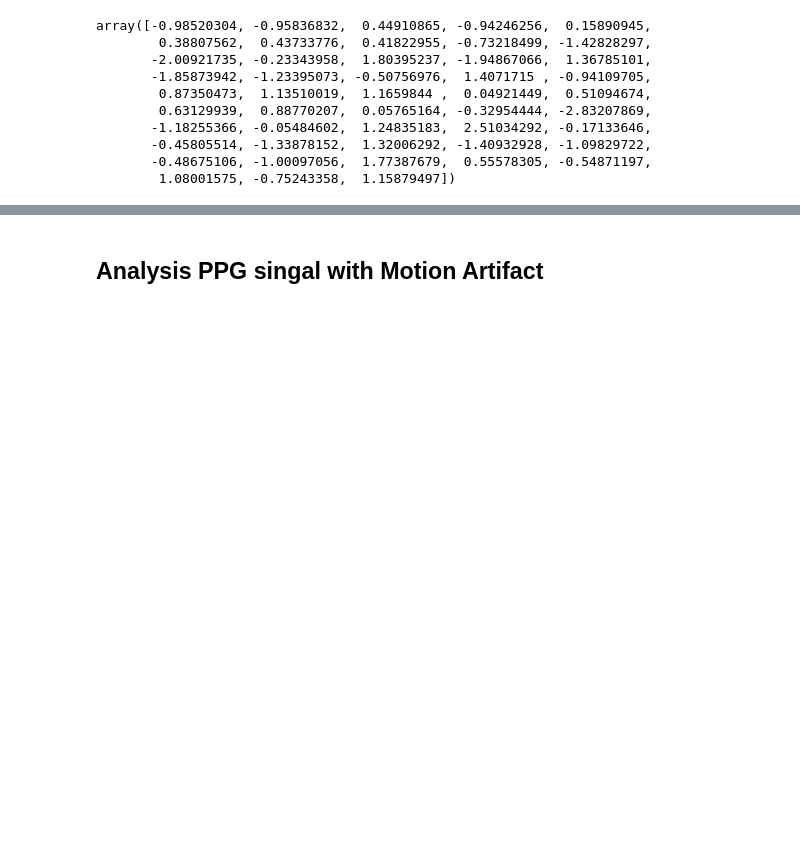
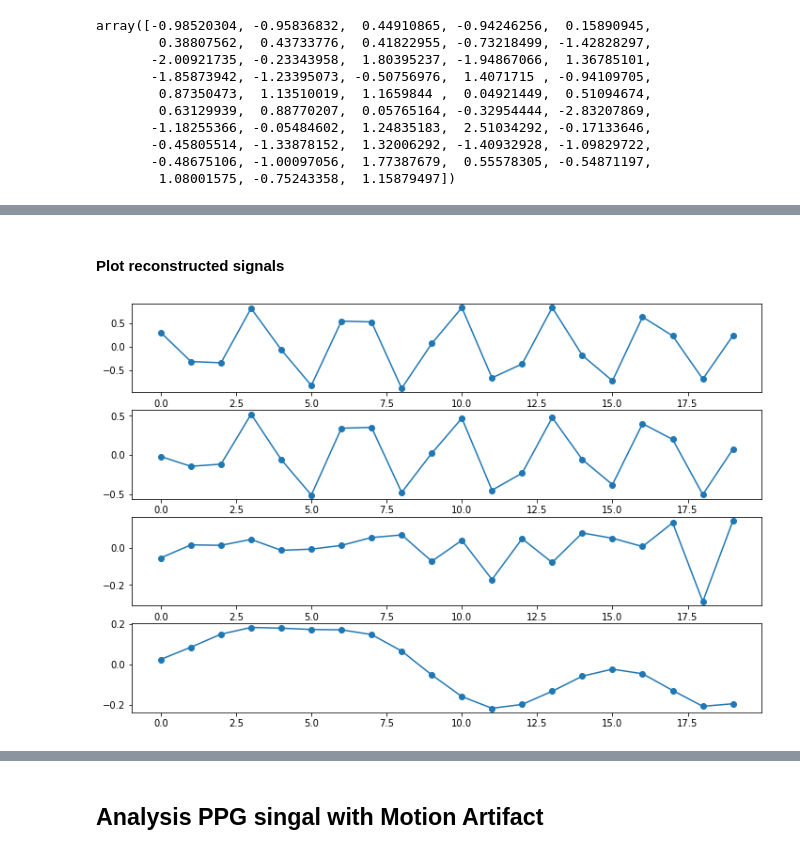
Before and after one commit to LongNguyen1984/TimeSeriesWithPython, a Jupyter notebook: SingularSpectrumAnalysis.ipynb, the cells around one changed output, grey strips where cells are left out. Drawn from its saved outputs; the diff is of its cells as text; code cells hidden in the pictures; blank space fills up the shorter version.

```diff
--- a/SingularSpectrumAnalysis.ipynb
+++ b/SingularSpectrumAnalysis.ipynb
@@ -78,0 +249,13 @@ array([-0.98520304, -0.95836832,  0.44910865, -0.94246256,  0.15890945,
+# %%
+import pandas as pd
+def invShiftData(data, delay=0):
+  output = [0]*len(data)
+  for i in range(delay,len(data)):
+    output[i]=data[i-delay]
+  return output
+### Make a embedded matrix Y
+Z1 = pd.DataFrame()
+#Z = shiftData(PC[:,0], delay=3)
+M = 4
+for i in range(0, M):
+  Z1[str(i)]=invShiftData(PC[:,0],i)
@@ -78,0 +278,12 @@ array([-0.98520304, -0.95836832,  0.44910865, -0.94246256,  0.15890945,
+# %%
+RC = pd.DataFrame()
+
+#Z = shiftData(PC[:,0], delay=3)
+M = 4
+for k in range(0, M):
+  #Build M matrix Z, each Z for each PC components
+  Z1 = pd.DataFrame()
+  for i in range(0, M):
+    Z1[str(i)]=invShiftData(PC[:,k],i)
+  RC[str(k)] = np.dot(Z1.values, rho[:,k])/M
+RC
@@ -78,0 +308,9 @@ array([-0.98520304, -0.95836832,  0.44910865, -0.94246256,  0.15890945,
+# %% [markdown]
+#### Plot reconstructed signals
+# %%
+plt.figure(figsize=(12,8))
+for i in range(0,M):
+  plt.subplot(4,1,i+1)
+  plt.plot(RC[str(i)], marker='o')
+# %% [output]
+[figure, added]
```
Also changed, not shown: parts of 29 cells of this notebook.
